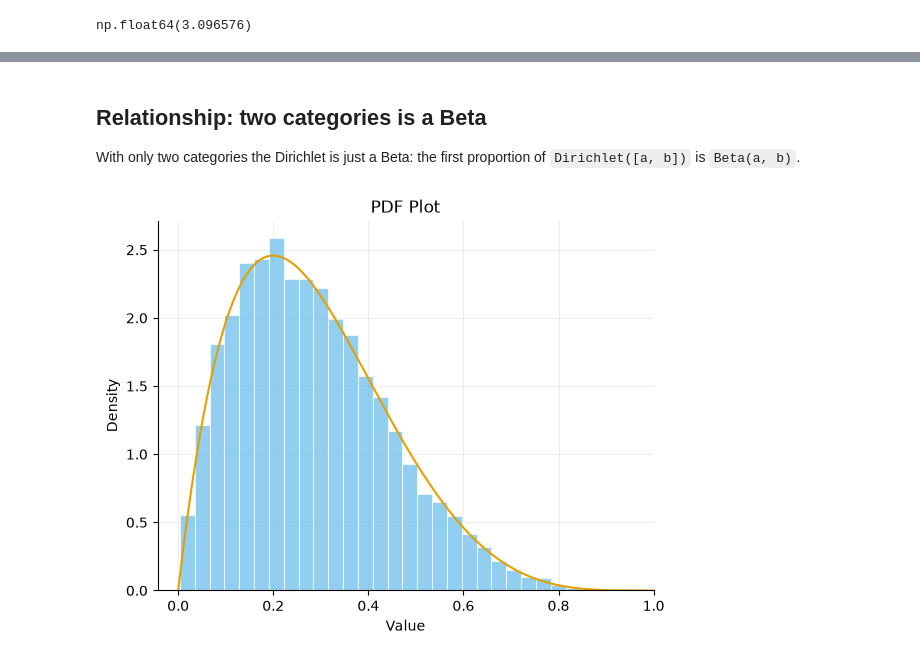
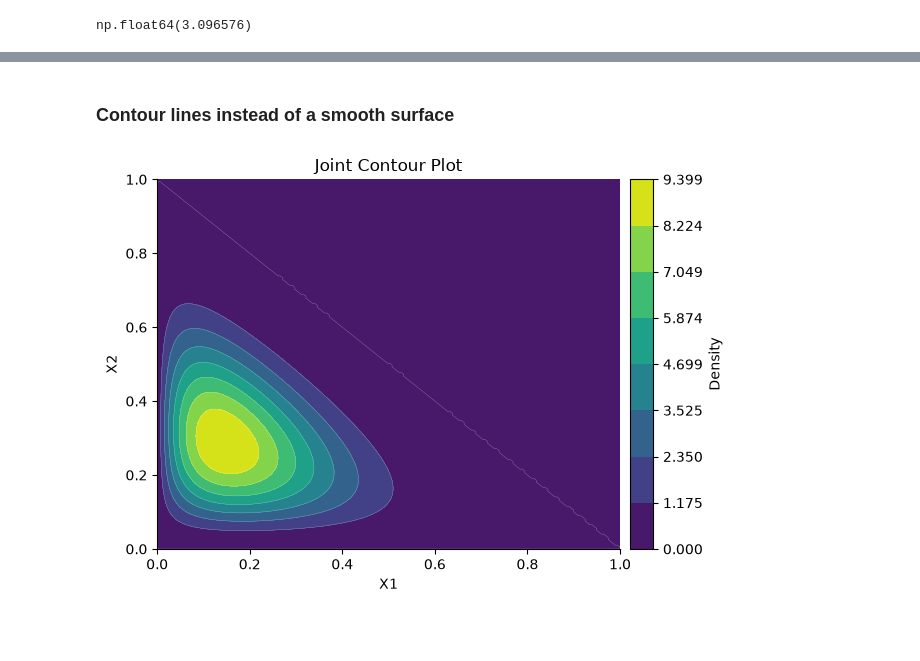
Before and after one commit to calpoly-symbulate/symbulate, a Jupyter notebook: team/new_distribution_demos/dirichlet_demo.ipynb, the cells around one changed output, grey strips where cells are left out. Cells and saved outputs as stored; diff of their text form; code cells hidden in the pictures; blank space fills up the shorter version.

Commit message:
add in plot func for multi plots

```diff
--- a/team/new_distribution_demos/dirichlet_demo.ipynb
+++ b/team/new_distribution_demos/dirichlet_demo.ipynb
@@ -90,10 +76,6 @@ Alternative Plots: Rug Plot (type = "rug"), Density Plot (type = "density"), Box
-# %% [markdown]
-## Relationship: two categories is a Beta
-
-With only two categories the Dirichlet is just a Beta: the first proportion of `Dirichlet([a, b])` is `Beta(a, b)`.
-# %%
-q1, q2 = RV(Dirichlet(alpha=[2, 5]))
-q1.sim(10000).plot()
-Beta(2, 5).plot()
-# %% [output]
-[figure, removed]
+# %% [markdown]
+### Contour lines instead of a smooth surface
+# %%
+Dirichlet(alpha=[2, 3, 5]).plot(contour=True)
+# %% [output]
+[figure, added]
```
Also changed, not shown: parts of 11 cells of this notebook, 8 other files.
